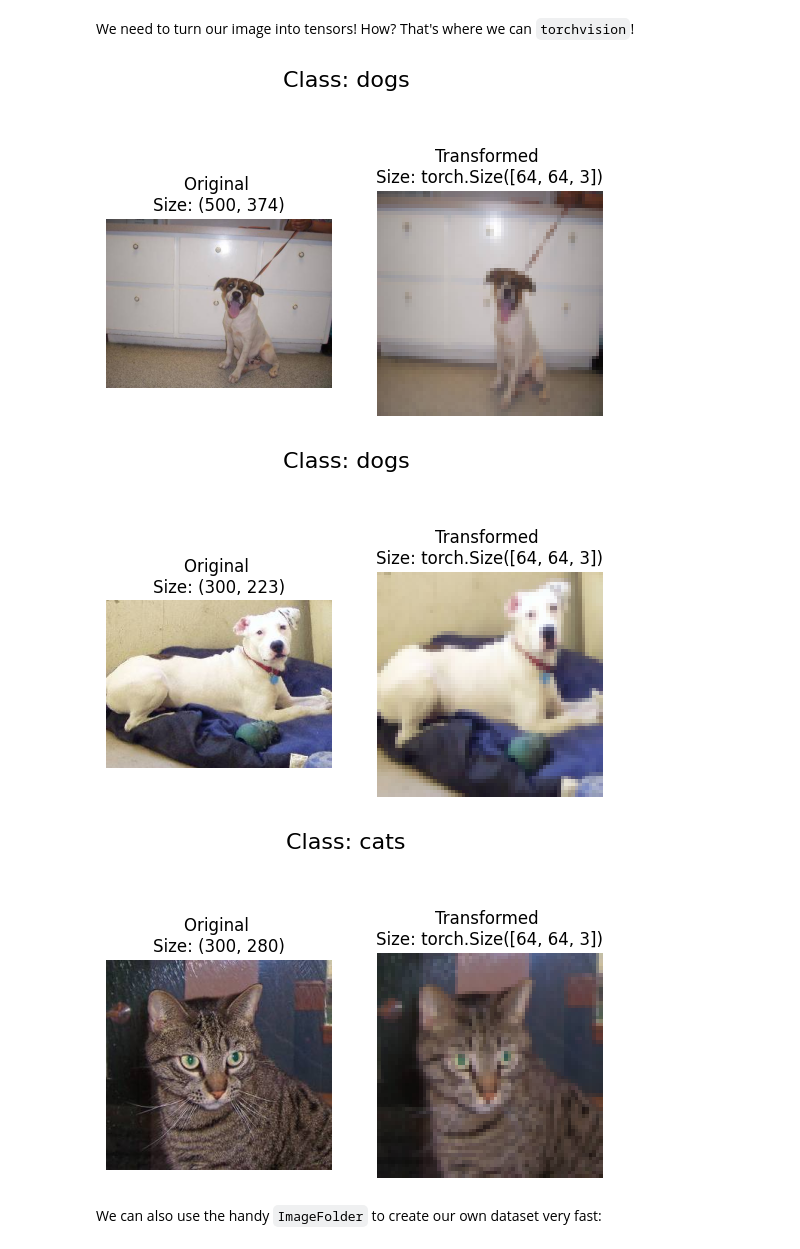
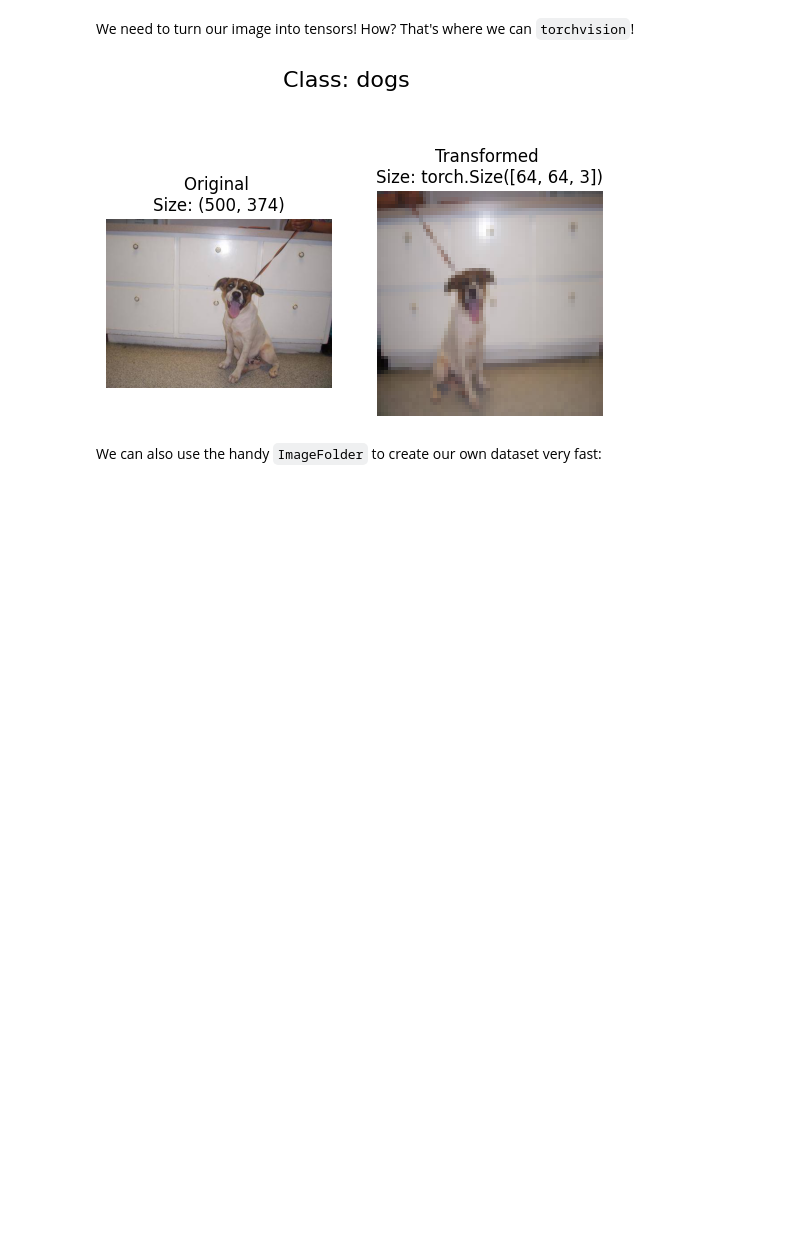
Before and after one commit to DareData/lp-pytorch-fundamentals, a Jupyter notebook: 03_custom_data/01. Custom Data.ipynb, the cells around one changed output. Saved outputs shown, nothing was run; the diff lists cells and outputs as text; code cells hidden in the pictures; blank space fills up the shorter version.

```diff
--- a/03_custom_data/01. Custom Data.ipynb
+++ b/03_custom_data/01. Custom Data.ipynb
@@ -193,29 +193,27 @@ data_transform = transforms.Compose([
 # %%
 # Let's now check some of our images and respective transformation
 # using imshow
 
 def plot_transformed_images(image_paths, transform, n=3, seed=30):
     random.seed(seed)
     random_image_paths = random.sample(image_paths, k=n)
     for image_path in random_image_paths:
         with Image.open(image_path) as f:
             fig, ax = plt.subplots(1, 2)
             ax[0].imshow(f)
             ax[0].set_title(f"Original \nSize: {f.size}")
             ax[0].axis("off")
             transformed_image = transform(f).permute(1, 2, 0)
             ax[1].imshow(transformed_image)
             ax[1].set_title(f"Transformed \nSize: {transformed_image.shape}")
             ax[1].axis("off")
             fig.suptitle(f"Class: {image_path.parent.stem}", fontsize=16)
 
 plot_transformed_images(image_paths,
                         transform=data_transform,
-                        n=3)
+                        n=1)
 # %% [output]
-[figure, old version]
+[figure, new version]
-[figure, removed]
-[figure, removed]
 # %% [markdown]
 We can also use the handy `ImageFolder` to create our own dataset very fast:
 # %%
```
Also changed, not shown: parts of 5 cells of this notebook, 4 other files.
